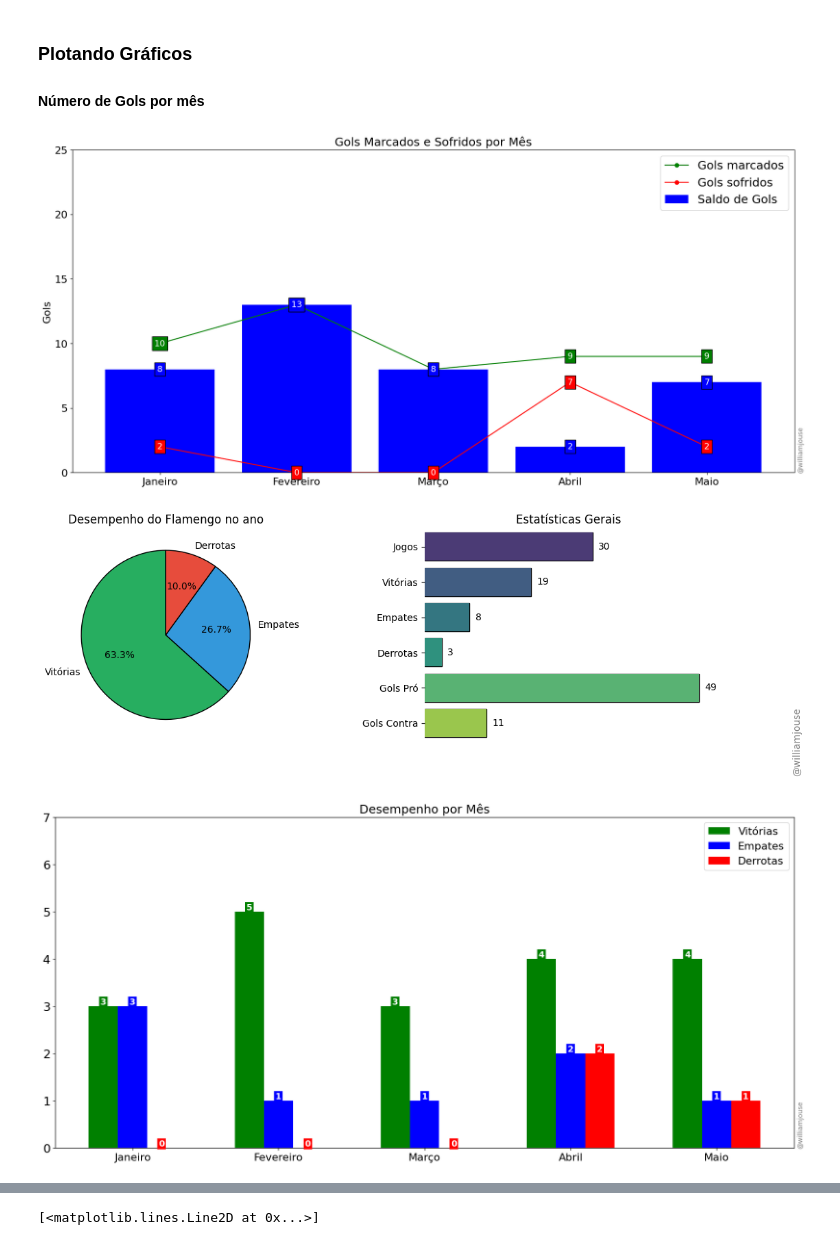
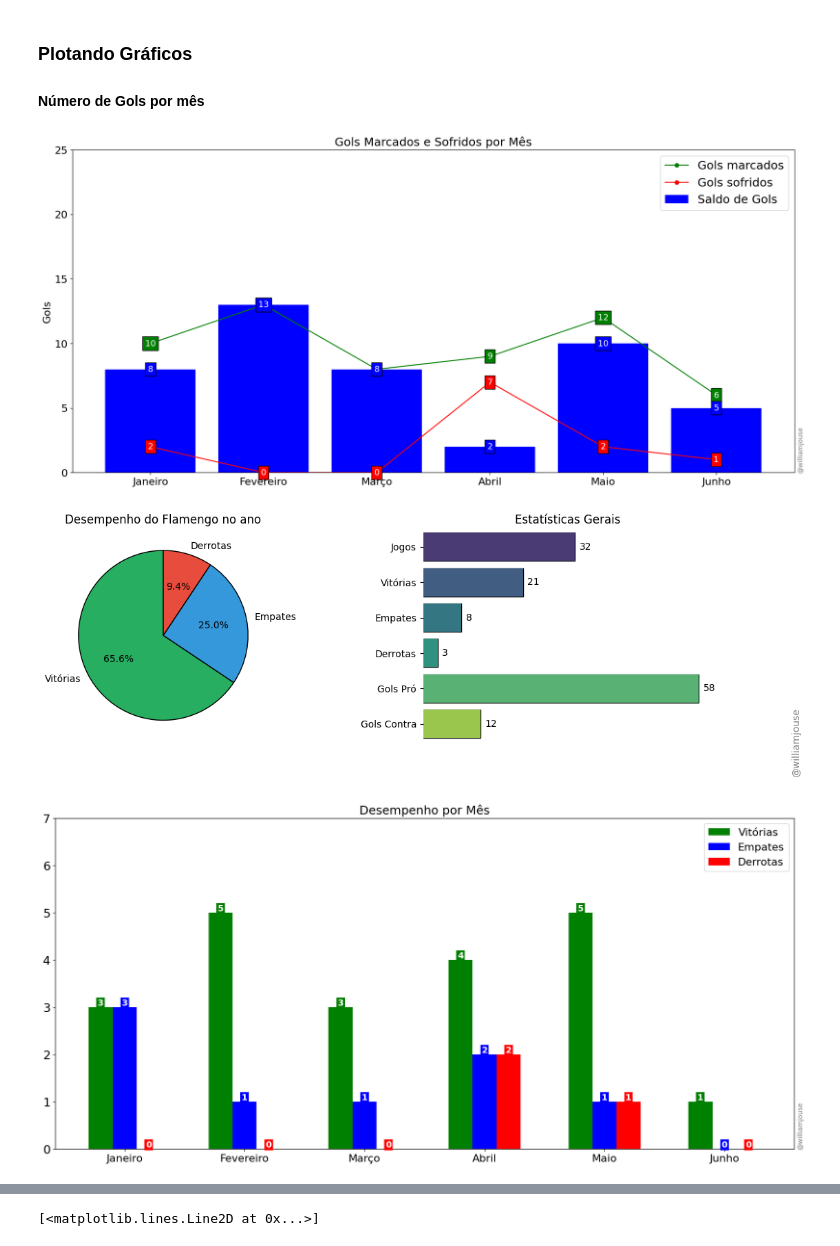
Before and after one commit to williamjouse/jogos-Flamengo-2024, a Jupyter notebook: notebooks/03-Plotting.ipynb, the cells around one changed output, grey strips where cells are left out. Drawn from its saved outputs; the diff is of its cells as text; code cells hidden in the pictures.

```diff
--- a/notebooks/03-Plotting.ipynb
+++ b/notebooks/03-Plotting.ipynb
@@ -14,7 +14,7 @@ stats = pd.read_csv('../data/processed/stats_FLA2024.csv', parse_dates=['kick-of
 
 #### Número de Gols por mês
 # %%
-new_order = ['January', 'February', 'March', 'April', 'May']#, 'June', 'July',
+new_order = ['January', 'February', 'March', 'April', 'May', 'June']#, 'July',
              #'August', 'September', 'October', 'November', 'December']
 
 gols_feitos_total = stats.groupby(stats['kick-off'].dt.month_name())['gols_marcados'].sum().reindex(new_order, axis=0)
@@ -23,7 +23,7 @@ jogos_mes = stats.groupby(stats['kick-off'].dt.month_name())['jogos_cumulativos'
 
 saldo = gols_feitos_total - gols_sofridos_total
 # %%
-labels = ['Janeiro', 'Fevereiro', 'Março', 'Abril', 'Maio']#, 'Junho', 'Julho',
+labels = ['Janeiro', 'Fevereiro', 'Março', 'Abril', 'Maio', 'Junho']#, 'Julho',
          # 'Agosto', 'Setembro', 'Outubro', 'Novembro', 'Dezembro']
 
 fig, ax = plt.subplots(figsize=(20, 9))
@@ -63,7 +63,7 @@ plt.savefig('figures/figure.png', dpi = 300, bbox_inches='tight')
 
 plt.show()
 # %% [output]
-[figure, old version]
+[figure, new version]
 # %%
 fig, axs = plt.subplots(1, 2, figsize=(13, 4))
 
@@ -111,7 +111,7 @@ plt.savefig('figures/figure2.png', dpi = 300, bbox_inches='tight')
 
 plt.show()
 # %% [output]
-[figure, old version]
+[figure, new version]
 # %%
 jogos['Mês'] = jogos['kick-off'].dt.month_name()
 
@@ -123,7 +123,7 @@ emp = agrupado['Empate'].fillna(0).astype('Int64').to_list()
 der = agrupado['Derrota'].fillna(0).astype('Int64').to_list()
 months = agrupado.index.to_list()
 # %%
-meses = ['Janeiro', 'Fevereiro', 'Março', 'Abril', 'Maio']# , 'Junho',
+meses = ['Janeiro', 'Fevereiro', 'Março', 'Abril', 'Maio', 'Junho', ]#
          #'Julho', 'Agosto', 'Setembro', 'Outubro', 'Novembro', 'Dezembro']
 
 x = range(len(months))
@@ -141,34 +141,34 @@ plt.bar([i + 2 * largura_barra for i in x], der, width=largura_barra, label='Der
 for i, v in enumerate(vic):
     plt.text(i, v, str(v), ha='center', va='bottom', color='white', fontweight='bold', fontsize='13',
              bbox=dict(facecolor='green', edgecolor='none', pad=2))
 for i, e in enumerate(emp):
     plt.text(i + largura_barra, e, str(e), ha='center', va='bottom', color='white', fontweight='bold', fontsize='13',
              bbox=dict(facecolor='blue', edgecolor='none', pad=2))
 for i, d in enumerate(der):
     plt.text(i + 2 * largura_barra, d, str(d), ha='center', va='bottom', color='white', fontweight='bold', fontsize='13',
              bbox=dict(facecolor='red', edgecolor='none', pad=2))
 
 plt.xticks([i + largura_barra for i in x], meses, fontsize=16)
 
 plt.yticks(fontsize=18)
 plt.ylim(0, max(vic + emp + der) + 2)
 
 # Adicionando uma legenda
 green_patch = mpatches.Patch(color='green', label='Vitórias')
 blue_patch = mpatches.Patch(color='blue', label='Empates')
 red_patch = mpatches.Patch(color='red', label='Derrotas')
 plt.legend(handles=[green_patch, blue_patch, red_patch], fontsize=16)
 #plt.legend(bbox_to_anchor=(1.0, 1.0), loc='upper left', fontsize=16)
 
 plt.figtext(.91, 0.22, '@williamjouse', ha='right', va='top', alpha=0.5, fontsize=10, rotation=90)
 
 plt.legend(loc='upper right', fontsize=16)
 
 plt.savefig('figures/figure3.png', dpi = 300, bbox_inches='tight')
 
 plt.show()
 # %% [output]
-[figure, old version]
+[figure, new version]
 # %%
 stats_copy = stats.copy()
 
```
Also changed, not shown: parts of 1 cell of this notebook, 11 other files.
